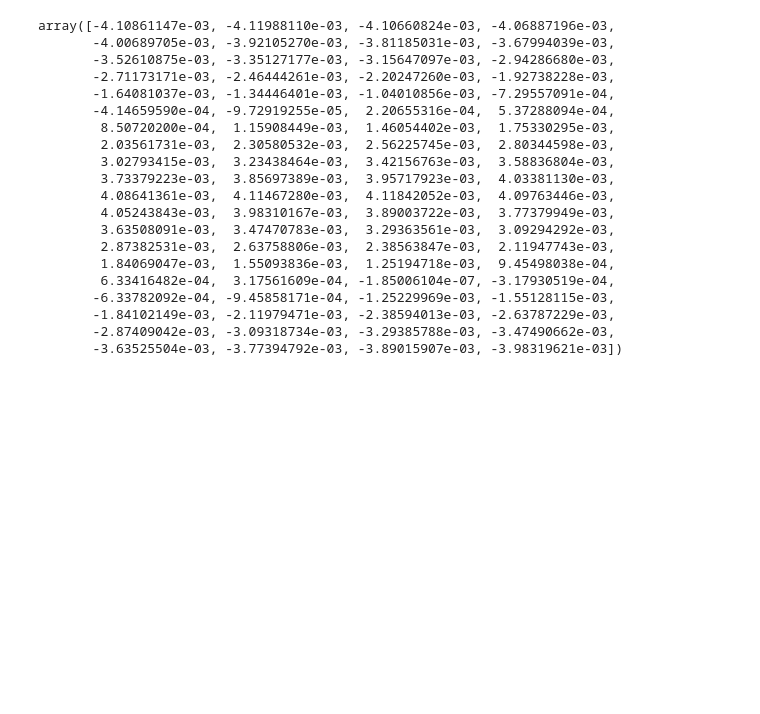
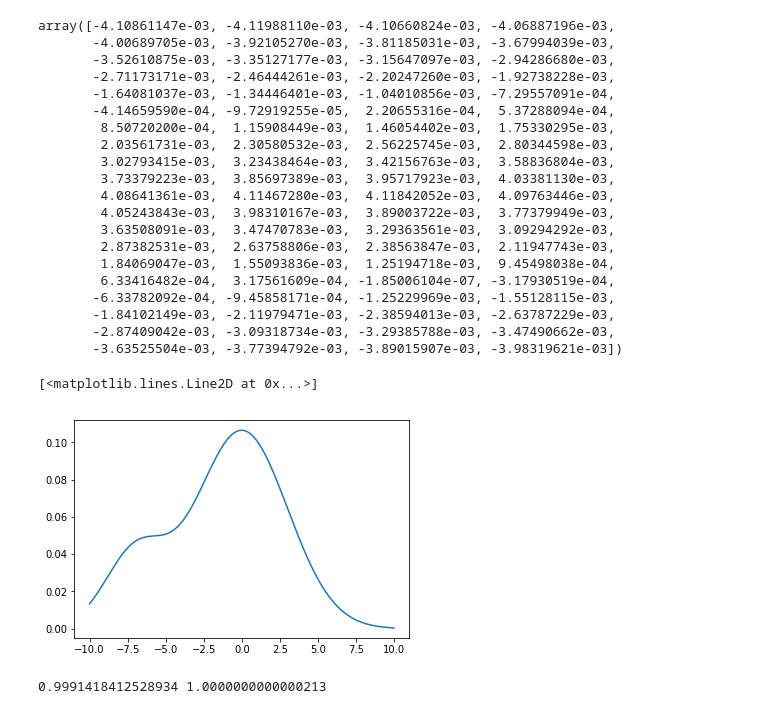
Before and after one commit to benmontet/rm_fits, a Jupyter notebook: notebooks/optimize.ipynb, the cells around one changed output. Saved outputs shown, nothing was run; the diff lists cells and outputs as text; code cells hidden in the pictures; blank space fills up the shorter version.

```diff
--- a/notebooks/optimize.ipynb
+++ b/notebooks/optimize.ipynb
@@ -252,3 +255,23 @@ array([-4.10861147e-03, -4.11988110e-03, -4.10660824e-03, -4.06887196e-03,
        -1.84102149e-03, -2.11979471e-03, -2.38594013e-03, -2.63787229e-03,
        -2.87409042e-03, -3.09318734e-03, -3.29385788e-03, -3.47490662e-03,
        -3.63525504e-03, -3.77394792e-03, -3.89015907e-03, -3.98319621e-03])
+# %%
+x = np.arange(-10, 10, 0.02)
+sigma1 = 3
+mu1 = 0
+
+sigma2 = 2
+mu2 = -7
+g1 = 0.8/np.sqrt(2*np.pi*sigma1**2) * np.exp(-(x-mu1)**2/(2*sigma1**2))
+g2 = 0.2/np.sqrt(2*np.pi*sigma2**2) * np.exp(-(x-mu2)**2/(2*sigma2**2))
+
+plt.plot(x, g1+g2)
+#plt.plot(x, g1)
+#plt.plot(x, g2)
+# %% [output]
+[<matplotlib.lines.Line2D at 0x...>]
+[figure, added]
+# %%
+print(np.sum(g1*0.02), np.sum(g2*0.02))
+# %% [output]
+0.9991418412528934 1.0000000000000213
```
Also changed, not shown: parts of 3 cells of this notebook.
